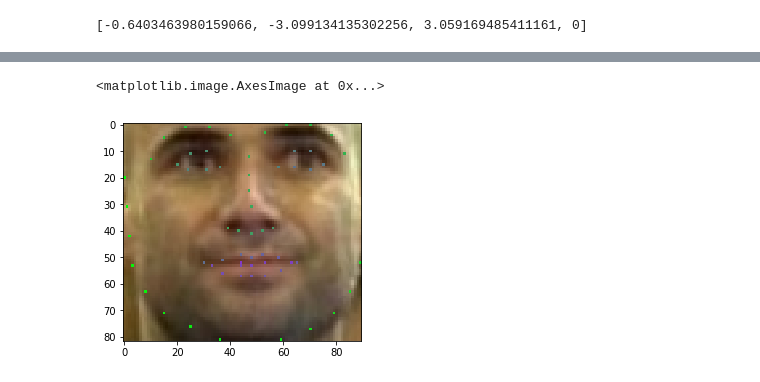
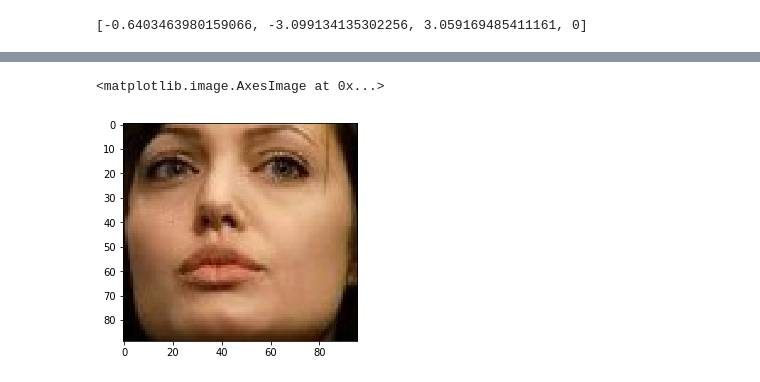
Before and after one commit to corganhejijun/MachineLearning, a Jupyter notebook: Face_Generate/Mark face with point.ipynb, the cells around one changed output, grey strips where cells are left out. Saved outputs shown, nothing was run; the diff lists cells and outputs as text; code cells hidden in the pictures.

```diff
--- a/Face_Generate/Mark face with point.ipynb
+++ b/Face_Generate/Mark face with point.ipynb
@@ -215,5 +210,5 @@ plt.imshow(newProfileImage[pyMin:pyMax,pxMin:pxMax,:])
-# %%
-plt.imshow(newImage[yMin:yMax,xMin:xMax,:])
-# %% [output]
-<matplotlib.image.AxesImage at 0x...>
-[figure, removed]
+# %%
+plt.imshow(cropImg)
+# %% [output]
+<matplotlib.image.AxesImage at 0x...>
+[figure, added]
```
Also changed, not shown: parts of 4 cells of this notebook, 1 other file.
